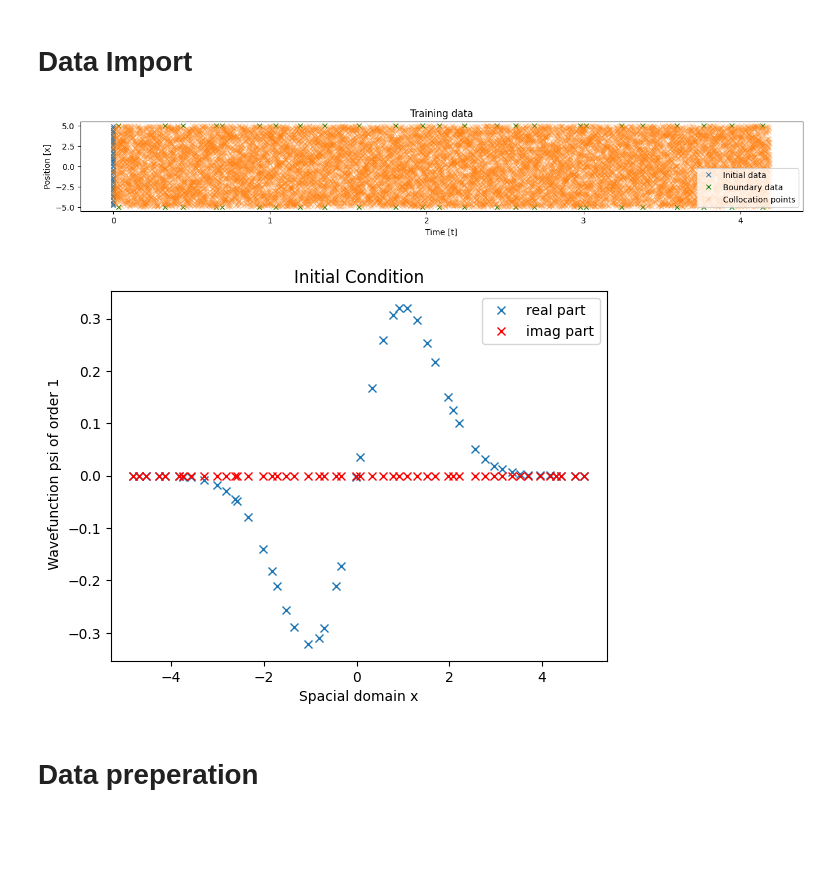
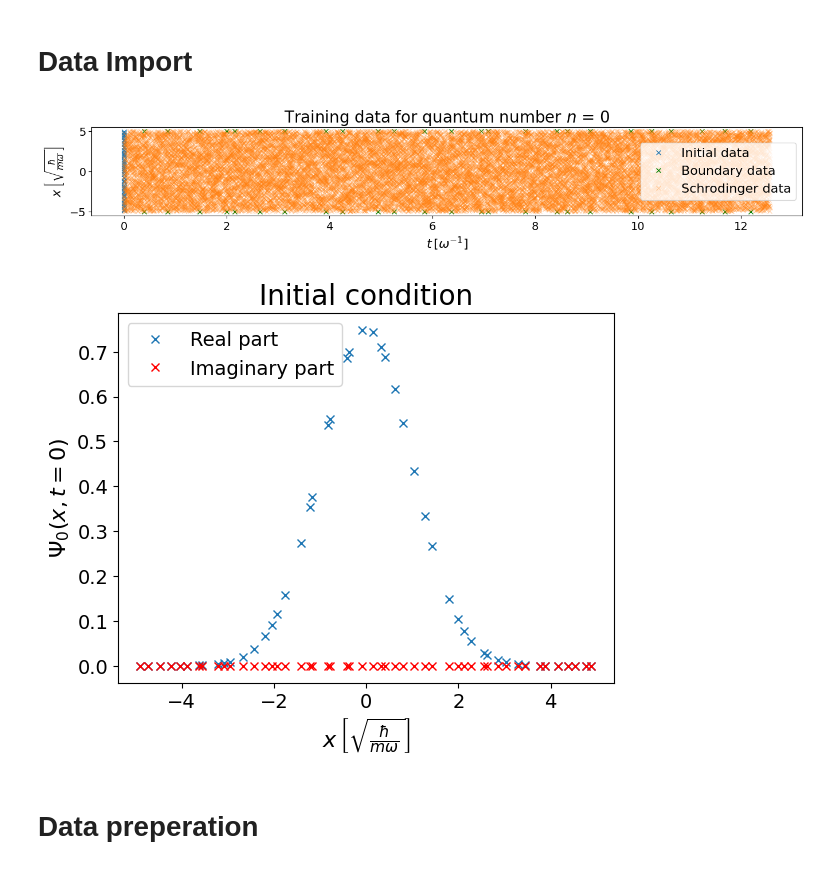
Before and after one commit to zincware/ZnPINNLab, a Jupyter notebook: day2/pinn_schrodinger.ipynb, the cells around one changed output. Drawn from its saved outputs; the diff is of its cells as text; code cells hidden in the pictures; blank space fills up the shorter version.

```diff
--- a/day2/pinn_schrodinger.ipynb
+++ b/day2/pinn_schrodinger.ipynb
@@ -116,51 +116,90 @@ Torch utilizing dev cpu
 # %% [markdown]
 # Data Import
 # %%
-shared_data = SharedData(n=1)
+shared_data = SharedData(n=0)
 boundary = Schrodinger_Boundary(shared_data)
 initial = Schrodinger_Initial(shared_data)
 schrodinger = Schrodinger(shared_data)
 period = shared_data.period
 # %%
-def visualize_imported_data(boundary_vals, initial_vals, schrodinger_vals, shared_data):
+def visualize_imported_data(boundary_vals, initial_vals, schrodinger_vals, shared_data, save_svg=False):
+    """
+    This function visualizes the imported data from the data_generator.py file.
+    The imported data are the boundary, initial and schrodinger data.
+    It enables the user to save the figure as a svg file.
+    Therefore, set the save_svg parameter to True.
+
+    Parameters
+    ----------
+    boundary_vals : torch.tensor
+        boundary data
+    initial_vals : torch.tensor
+        initial data
+    schrodinger_vals : torch.tensor
+        schrodinger data
+    shared_data : SharedData
+        shared data
+    save_svg : bool, optional
+        save figure as svg file, by default False
+
+    Returns
+    -------
+    None
+        None
+    """
     n = shared_data.n
     schr = schrodinger_vals.getall()
     init = initial_vals.getall()
     bound = boundary_vals.getall()
 
     schrodinger_x = schr[0].cpu()
     schrodinger_t = schr[1].cpu()
 
     boundary_x = bound[0].cpu()
     boundary_t = bound[1].cpu()
 
     init_x = init[0].cpu()
     init_t = init[1].cpu()
 
-    plt.subplots(figsize=(16, 2))
-    plt.plot(init_t, init_x, 'x', label = 'Initial data')
-    plt.plot(boundary_t, boundary_x, 'x', c='g', label = 'Boundary data')
-    plt.plot(boundary_t, -boundary_x, 'x', c='g')
-    plt.plot(schrodinger_t, schrodinger_x, 'x', alpha= 0.31, label = 'Collocation points')
-    plt.title('Training data')
-    plt.ylabel("Position [x]")
-    plt.xlabel("Time [t]")
-    plt.legend()
+    %matplotlib inline
+    # Plotting Training Data
+    fig, ax = plt.subplots(figsize=(16, 2))
+    ax.plot(init_t, init_x, 'x', label='Initial data')
+    ax.plot(boundary_t, boundary_x, 'x', c='g', label='Boundary data')
+    ax.plot(boundary_t, -boundary_x, 'x', c='g')
+    ax.plot(schrodinger_t, schrodinger_x, 'x', alpha=0.31, label='Schrodinger data')
+    ax.set_title(fr'Training data for quantum number $n$ = {n}', fontsize=20)
+    ax.set_ylabel(r"$x\,\left[\sqrt{\frac{\hbar}{m\omega}}\right]$", fontsize=16)
+    ax.set_xlabel(r"$t\,[\omega^{-1}]$", fontsize=16)
+    ax.tick_params(axis='both', labelsize=14)
+    ax.legend(loc='center right', fontsize=16)
     plt.show()
 
+    # Saving SVG if required
+    if save_svg:
+        fig.savefig(f'Trainingdata_n={n}.svg', format='svg', bbox_inches='tight')
+
+    # Plotting Initial Condition
     x, t, psi = initial.getall()
-    plt.plot(x.cpu(), psi[:,0].cpu(), 'x', label = 'real part')
-    plt.plot(x.cpu(), psi[:,1].cpu(), 'x', c='r', label = 'imag part')
-    plt.title("Initial Condition")
-    plt.xlabel("Spacial domain x")
-    plt.ylabel(f" Wavefunction psi of order {n}")
-    plt.legend()
+    fig, ax = plt.subplots()
+    ax.plot(x.cpu(), psi[:, 0].cpu(), 'x', label='Real part')
+    ax.plot(x.cpu(), psi[:, 1].cpu(), 'x', c='r', label='Imaginary part')
+    ax.set_title("Initial condition", fontsize=20)
+    ax.set_xlabel(r"$x\,\left[\sqrt{\frac{\hbar}{m\omega}}\right]$", fontsize=16)
+    ax.set_ylabel(fr"$Ψ_{n}(x,t=0)$", fontsize=16)
+    ax.tick_params(axis='both', labelsize=14)
+    ax.legend(fontsize=14, loc='upper left')
     plt.show()
+
+    # Saving SVG if required
+    if save_svg:
+        fig.savefig(f'Initial_Condition_n={n}.svg', format='svg', bbox_inches='tight')
+
     pass
-visualize_imported_data(boundary, initial, schrodinger, shared_data)
+visualize_imported_data(boundary, initial, schrodinger, shared_data, save_svg=True)
 # %% [output]
-[figure, old version]
+[figure, new version]
-[figure, old version]
+[figure, new version]
 # %% [markdown]
 # Data preperation
 # %%
```
Also changed, not shown: parts of 21 cells of this notebook.
